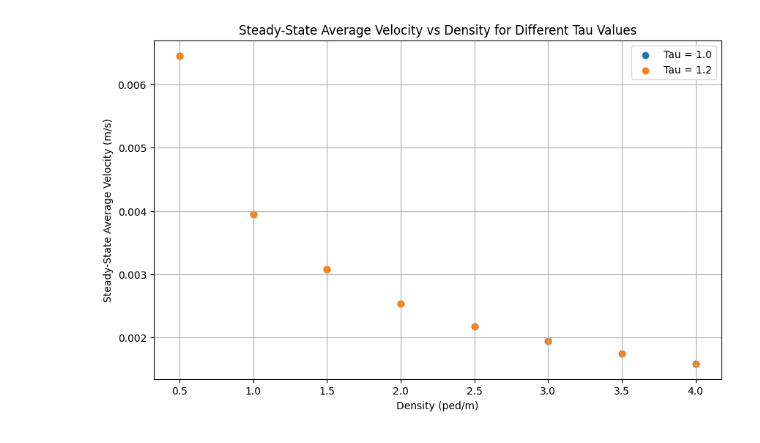
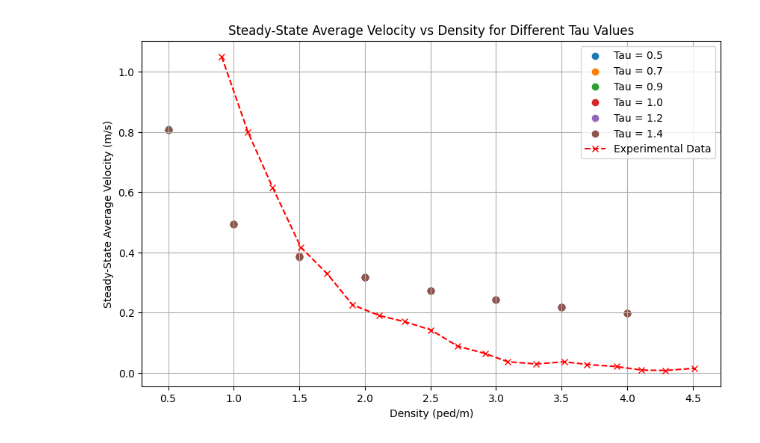
Before and after one commit to s2013568/DEM_test, a Jupyter notebook: Ageng_based_simulation/Chraibi_God_like_Code/analysis.ipynb, the cells around one changed output. Drawn from its saved outputs; the diff is of its cells as text; code cells hidden in the pictures.

```diff
--- a/Ageng_based_simulation/Chraibi_God_like_Code/analysis.ipynb
+++ b/Ageng_based_simulation/Chraibi_God_like_Code/analysis.ipynb
@@ -3,11 +3,12 @@ import os
 import numpy as np
 import matplotlib.pyplot as plt
 import re
+import pandas as pd
 
 # Directory where the files are saved
-output_dir = './'  # Adjust if needed
+output_dir = 'Data_more/'  # Adjust if needed
 
-dt = 0.001
+dt = 0.125  # Time step in seconds
 
 # Regular expression to extract rho and tau from filenames
 filename_pattern = r"traj_\d+_av[\d.]+_v0[\d.]+_tau([\d.]+)_rho([\d.]+).txt"
@@ -27,7 +28,6 @@ for filename in os.listdir(output_dir):
         filepath = os.path.join(output_dir, filename)
         data = np.loadtxt(filepath, skiprows=1)  # Assuming the first row is a header
 
-
         # Extract time and velocity data
         times = np.unique(data[:, 1])  # Unique time frames
         vdt_sum = 0.0  # Sum of average velocities times dt (time step)
@@ -38,32 +38,43 @@ for filename in os.listdir(output_dir):
             avg_velocity_at_t = np.mean(time_frame_data[:, 3])  # Column 3 is velocity
             vdt_sum += avg_velocity_at_t * dt  # Multiply velocity by time step (dt)
 
         # Total simulation time (final time frame)
         total_time = times.max()
 
         # Steady-state average velocity (sum of v*dt divided by total time)
-        steady_state_velocity = vdt_sum / total_time
+        steady_state_velocity = (vdt_sum / total_time)
 
         # Store the result for this tau and rho
         if tau not in velocity_data:
             velocity_data[tau] = []
         velocity_data[tau].append((rho, steady_state_velocity))
+
+
+
 
 # Plot the results
 plt.figure(figsize=(10, 6))
 
 for tau, values in velocity_data.items():
     values = np.array(values)  # Convert to NumPy array for easier handling
     plt.scatter(values[:, 0], values[:, 1], label=f'Tau = {tau}', marker='o')
+
+try:
+    experimental_data = pd.read_csv('Experimental Data.csv')  # Assumes headers are present
+    plt.plot(experimental_data['x'], experimental_data['y'], label='Experimental Data', color='red', linestyle='--', marker='x')
+except KeyError:
+    # No headers in CSV file, so read without headers
+    experimental_data = pd.read_csv('Experimental Data.csv', header=None)
+    plt.plot(experimental_data[0], experimental_data[1], label='Experimental Data', color='red', linestyle='--', marker='x')
 
 # Add labels and title
 plt.xlabel('Density (ped/m)')
 plt.ylabel('Steady-State Average Velocity (m/s)')
 plt.title('Steady-State Average Velocity vs Density for Different Tau Values')
 plt.legend()
 plt.grid(True)
 
 # Show the plot
 plt.show()
 # %% [output]
-[figure, old version]
+[figure, new version]
```
Also changed, not shown: parts of 5 cells of this notebook, 1 other file.
